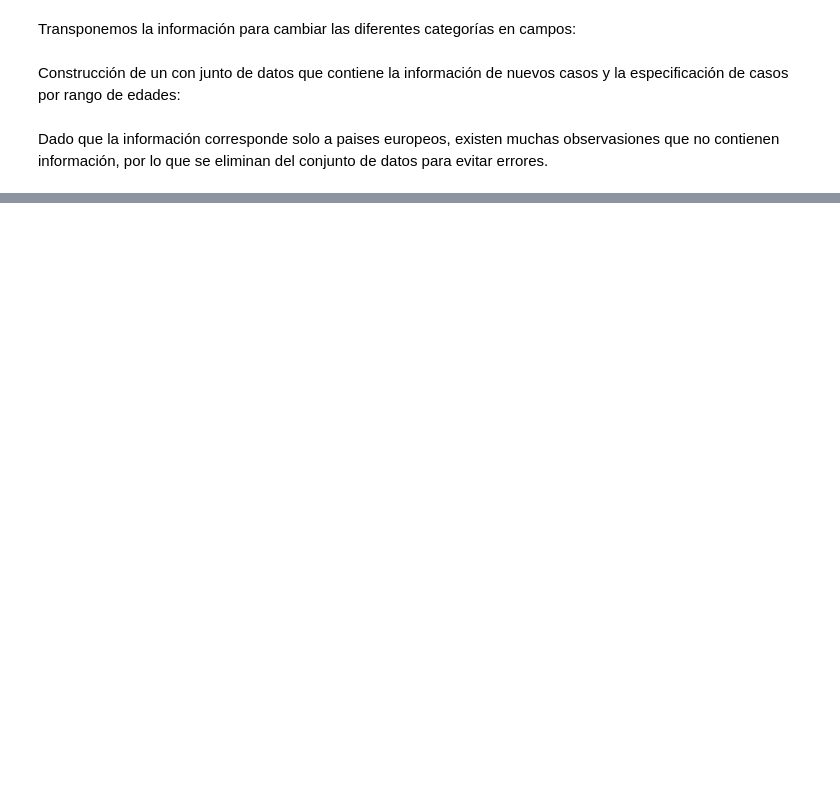
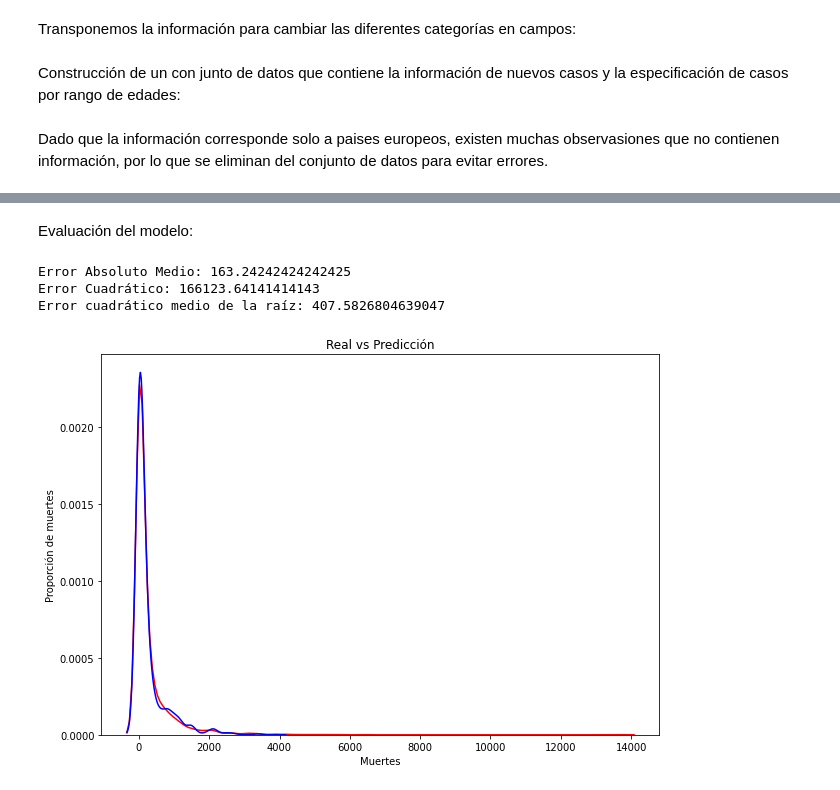
Before and after one commit to earandir/TecnicasIA, a Jupyter notebook: mexandatos06act2.ipynb, the cells around one changed output, grey strips where cells are left out. Drawn from its saved outputs; the diff is of its cells as text; code cells hidden in the pictures; blank space fills up the shorter version.

```diff
--- a/mexandatos06act2.ipynb
+++ b/mexandatos06act2.ipynb
@@ -286,0 +318,3 @@ lr
+# %%
+X = dtr.drop('deaths',axis=1)
+y = dtr['deaths']
@@ -286,0 +323,2 @@ lr
+# %%
+X_train, X_test, y_train, y_test = train_test_split(X, y, test_size=0.3, random_state=0)
@@ -286,0 +327,3 @@ lr
+# %%
+regressor = DecisionTreeRegressor()
+regressor.fit(X_train, y_train)
@@ -286,0 +334,2 @@ lr
+# %%
+y_pred = regressor.predict(X_test)
@@ -286,0 +355,21 @@ lr
+# %% [markdown]
+Evaluación del modelo:
+# %%
+print('Error Absoluto Medio:', metrics.mean_absolute_error(y_test, y_pred))
+print('Error Cuadrático:', metrics.mean_squared_error(y_test, y_pred))
+print('Error cuadrático medio de la raíz:', np.sqrt(metrics.mean_squared_error(y_test, y_pred)))
+# %% [output]
+Error Absoluto Medio: 163.24242424242425
+Error Cuadrático: 166123.64141414143
+Error cuadrático medio de la raíz: 407.5826804639047
+# %%
+plt.figure(figsize=(10, 7))
+ax = sns.distplot(y, hist=False, color="r", label="Actual Value")
+sns.distplot(y_pred, hist=False, color="b", label="Fitted Values" , ax=ax)
+plt.title('Real vs Predicción')
+plt.xlabel('Muertes')
+plt.ylabel('Proporción de muertes')
+plt.show()
+plt.close()
+# %% [output]
+[figure, added]
```
Also changed, not shown: parts of 15 cells of this notebook.
